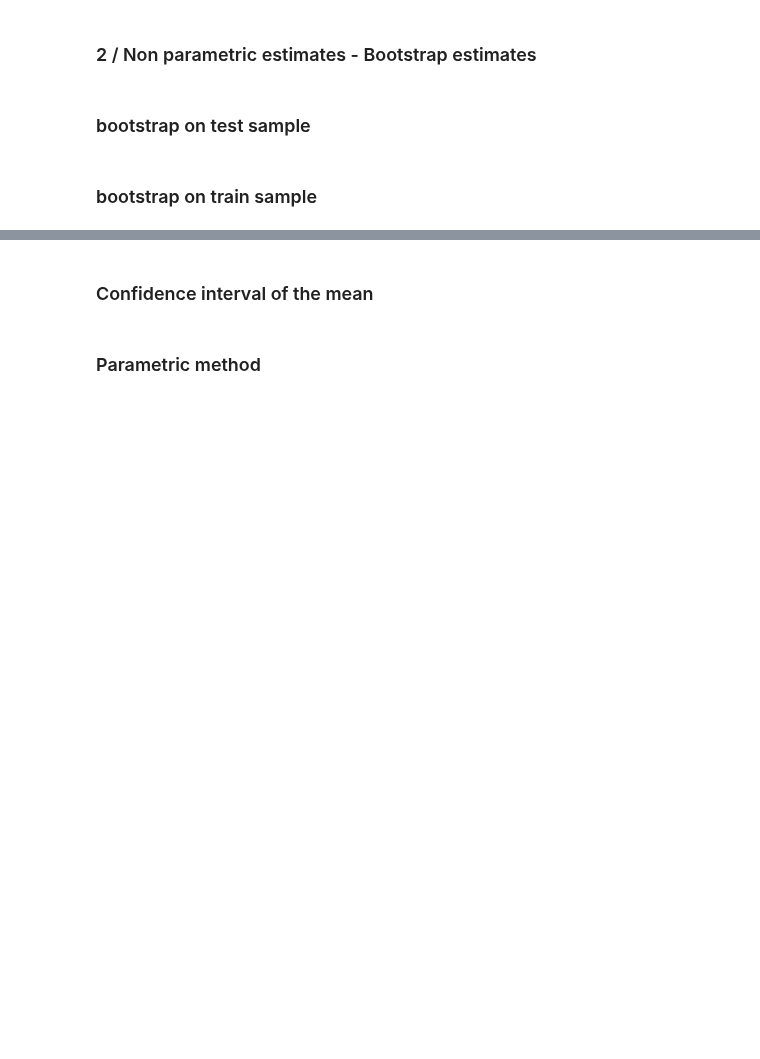
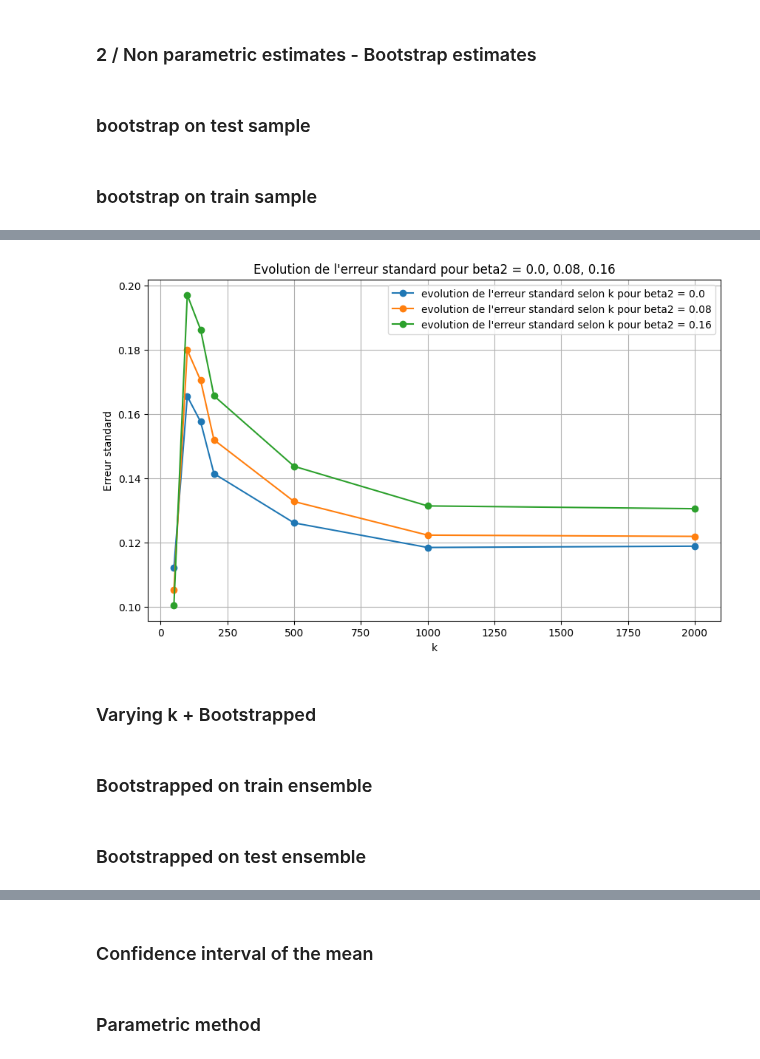
Before and after one commit to AntoineGilsonGH/The-Design-and-Analysis-of-Benchmark-Experiments, a Jupyter notebook: I0_Simplification.ipynb, the cells around one changed output, grey strips where cells are left out. Saved outputs shown, nothing was run; the diff lists cells and outputs as text; code cells hidden in the pictures; blank space fills up the shorter version.

```diff
--- a/I0_Simplification.ipynb
+++ b/I0_Simplification.ipynb
@@ -769,0 +835,26 @@ IndentationError: expected an indented block (3628366322.py, line 1)
+# %%
+list_subsets = [50,100,150,200,500,1000,2000]
+beta2_1 = 0.0
+beta2_2 = 0.08
+beta2_3 = 0.16
+
+df1 = df_se_varying_k_A.loc[beta2_1]
+df2 = df_se_varying_k_A.loc[beta2_2]
+df3 = df_se_varying_k_A.loc[beta2_3]
+
+plt.figure(figsize=(10, 6))
+plt.plot(df1.index, df1.values, marker='o', label = "evolution de l'erreur standard selon k pour beta2 = "  f'{beta2_1}')
+plt.plot(df2.index, df2.values, marker='o', label = "evolution de l'erreur standard selon k pour beta2 = " f'{beta2_2}')
+plt.plot(df3.index, df3.values, marker='o', label = "evolution de l'erreur standard selon k pour beta2 = " f'{beta2_3}')
+plt.title(f'Evolution de l\'erreur standard pour beta2 = {beta2_1}, {beta2_2}, {beta2_3}')
+plt.xlabel('k')
+plt.ylabel('Erreur standard')
+plt.legend()
+plt.grid(True)
+plt.show()
+# %% [output]
+[figure, added]
+# %% [markdown]
+### Varying k + Bootstrapped
+# %% [markdown]
+### Bootstrapped on train ensemble
@@ -769,0 +941,2 @@ IndentationError: expected an indented block (3628366322.py, line 1)
+# %% [markdown]
+### Bootstrapped on test ensemble
```
Also changed, not shown: parts of 15 cells of this notebook.
